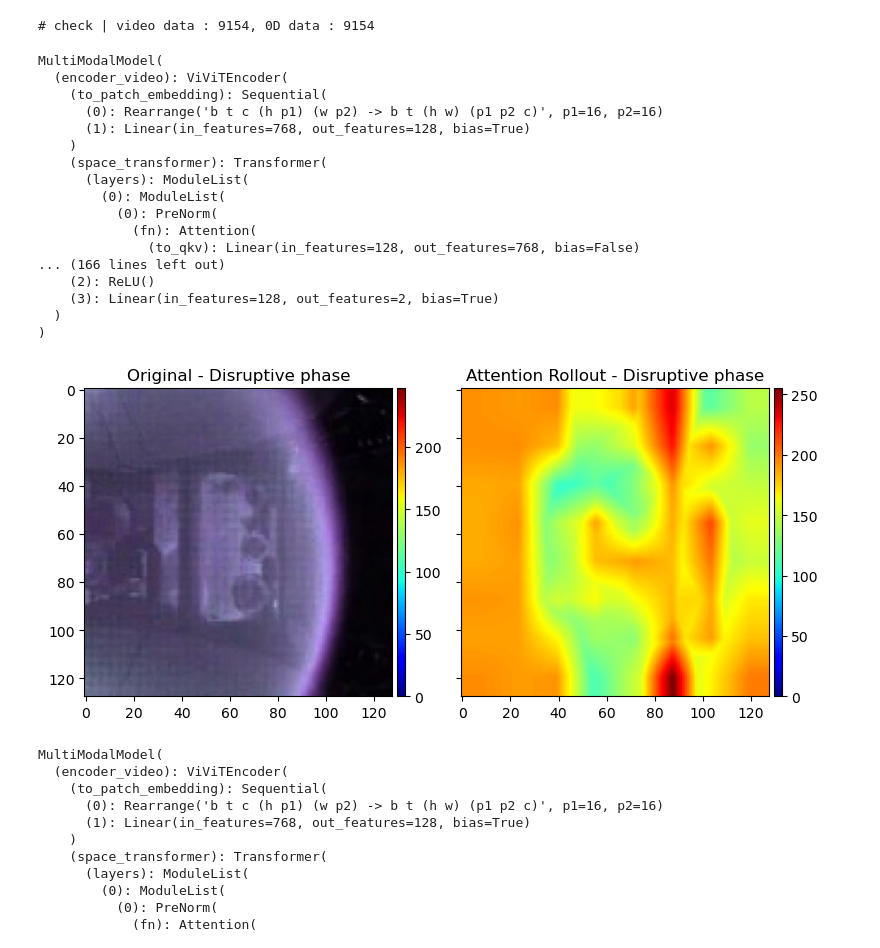
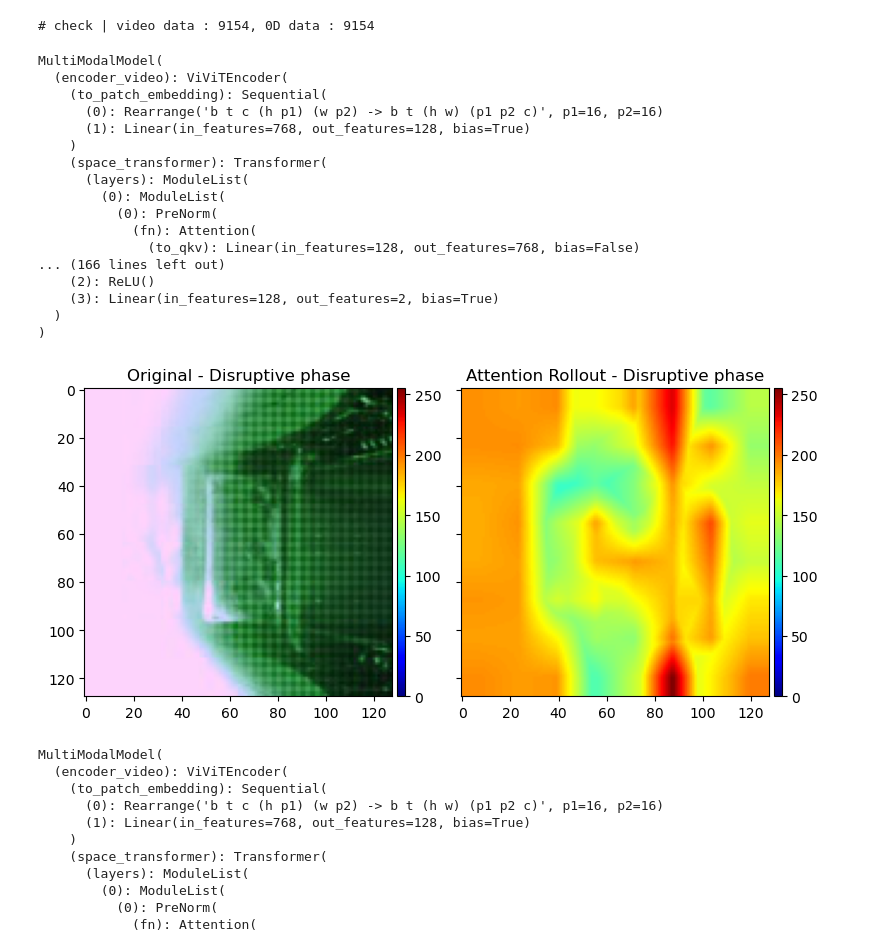
Before and after one commit to ZINZINBIN/Disruption-Prediciton-based-on-Multimodal-Deep-Learning, a Jupyter notebook: analysis_explainable_AI.ipynb, the cells around one changed output. Drawn from its saved outputs; the diff is of its cells as text; code cells hidden in the pictures.

```diff
--- a/analysis_explainable_AI.ipynb
+++ b/analysis_explainable_AI.ipynb
@@ -1393,7 +1393,7 @@ import cv2
 import numpy as np
 import matplotlib.pyplot as plt
 
-device = "cuda:3" if torch.cuda.is_available() else "cpu"
+device = "cuda:1" if torch.cuda.is_available() else "cpu"
 model.to(device)
 model.eval()
 
@@ -1407,7 +1407,7 @@ att_mask = rollout_model(samples, device)
 att_heatmap = cv2.applyColorMap(np.uint8(255 * att_mask), cv2.COLORMAP_JET)
 
 sample_data = samples['video']
-img = sample_data[:,:,-2,:,:].cpu().squeeze().permute(1,2,0).numpy()
+img = sample_data[:,:,-1,:,:].cpu().squeeze().permute(1,2,0).numpy()
 img += np.array([90, 98, 102])
 img = np.uint8(img)
 
@@ -1431,34 +1431,34 @@ def add_colorbar(mappable):
     fig = ax.figure
     divider = make_axes_locatable(ax)
     cax = divider.append_axes("right", size="2.5%", pad=0.05)
     cbar = fig.colorbar(mappable, cax=cax)
     plt.sca(last_axes)
     return cbar
 
 add_colorbar(im1)
 add_colorbar(im2)
 
 fig.tight_layout()
 model.cpu()
 # %% [output]
 MultiModalModel(
   (encoder_video): ViViTEncoder(
     (to_patch_embedding): Sequential(
       (0): Rearrange('b t c (h p1) (w p2) -> b t (h w) (p1 p2 c)', p1=16, p2=16)
       (1): Linear(in_features=768, out_features=128, bias=True)
     )
     (space_transformer): Transformer(
       (layers): ModuleList(
         (0): ModuleList(
           (0): PreNorm(
             (fn): Attention(
               (to_qkv): Linear(in_features=128, out_features=768, bias=False)
 ... (166 lines left out)
     (2): ReLU()
     (3): Linear(in_features=128, out_features=2, bias=True)
   )
 )
-[figure, old version]
+[figure, new version]
 # %%
 import cv2
 import numpy as np
```
Also changed, not shown: 6 other files.
